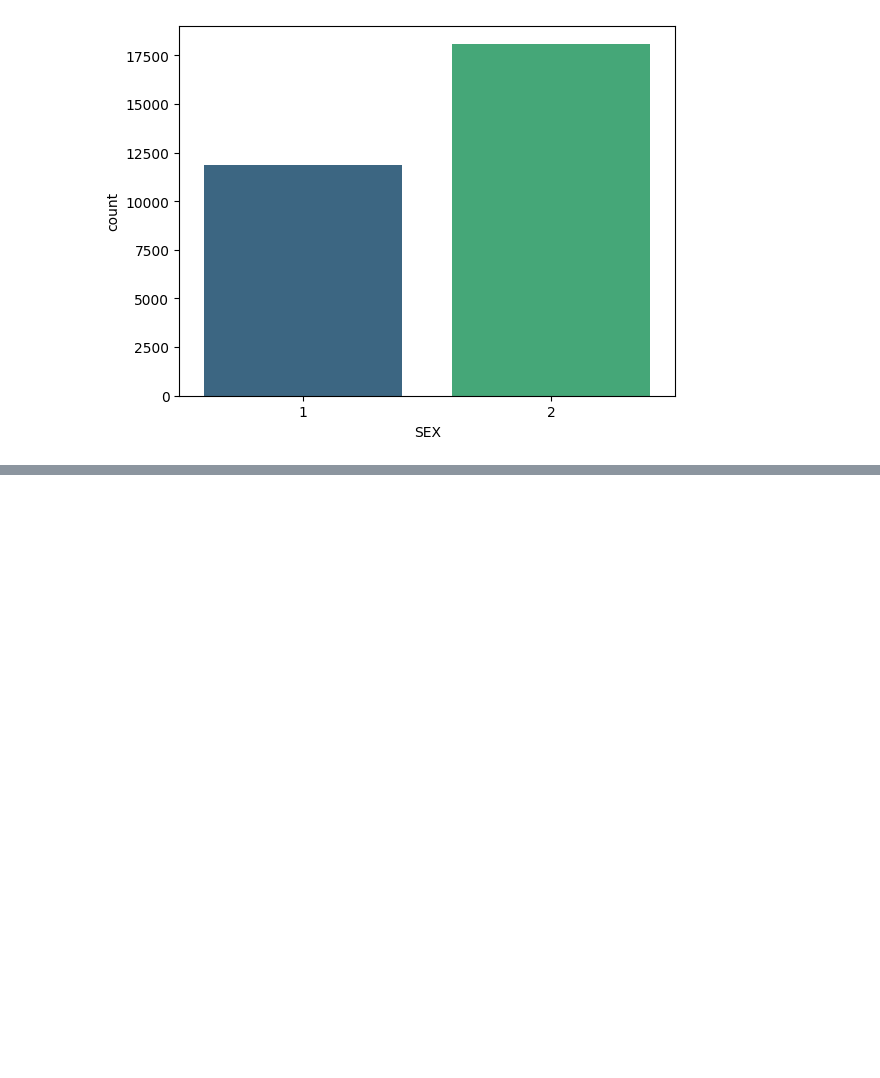
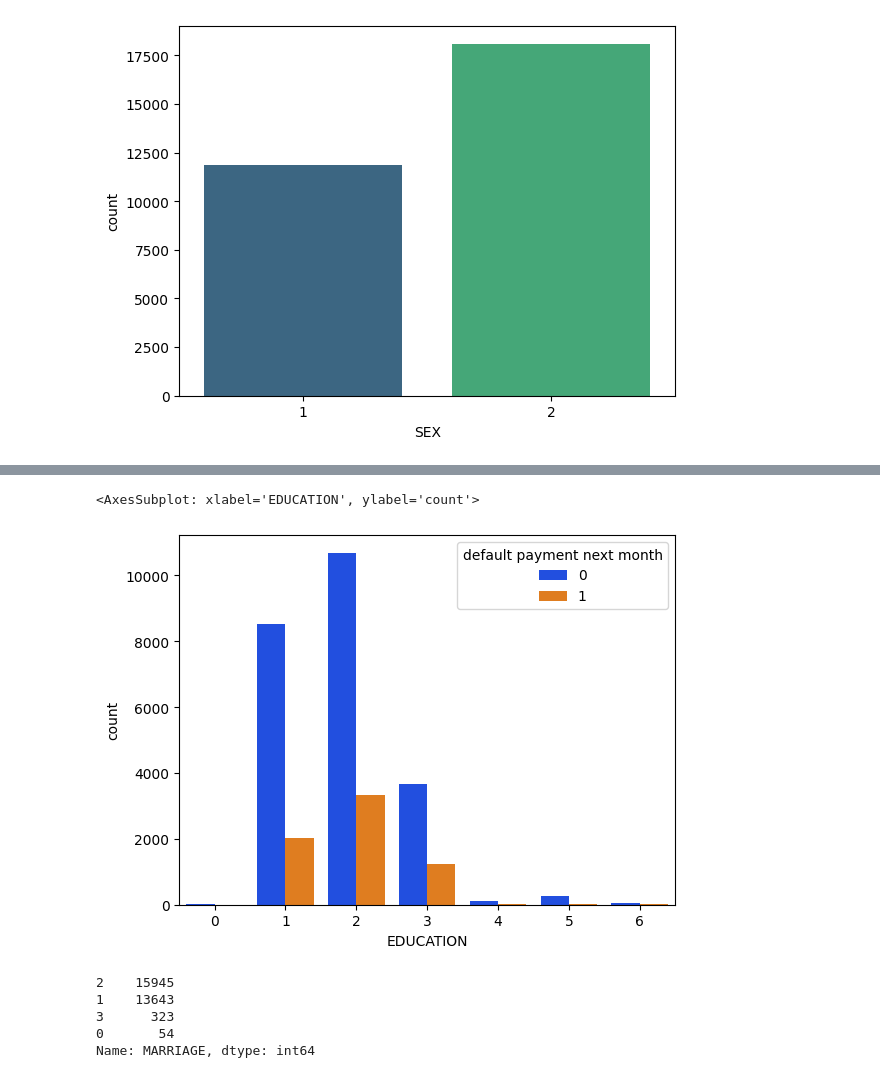
Before and after one commit to GiovanniPioDelvecchio/BigDataAnalyticsProject, a Jupyter notebook: Spark/NotebookTest/CreditCardClients.ipynb, the cells around one changed output, grey strips where cells are left out. Drawn from its saved outputs; the diff is of its cells as text; code cells hidden in the pictures; blank space fills up the shorter version.

```diff
--- a/Spark/NotebookTest/CreditCardClients.ipynb
+++ b/Spark/NotebookTest/CreditCardClients.ipynb
@@ -132,0 +184,13 @@ sns.countplot(x = 'SEX', data= credit, palette = 'viridis')
+# %%
+sns.countplot(x = 'EDUCATION', data = credit, palette = 'bright', hue = 'default payment next month')
+# %% [output]
+<AxesSubplot: xlabel='EDUCATION', ylabel='count'>
+[figure, added]
+# %%
+credit['MARRIAGE'].value_counts()
+# %% [output]
+2    15945
+1    13643
+3      323
+0       54
+Name: MARRIAGE, dtype: int64
```
Also changed, not shown: parts of 26 cells of this notebook, 2 other files.
